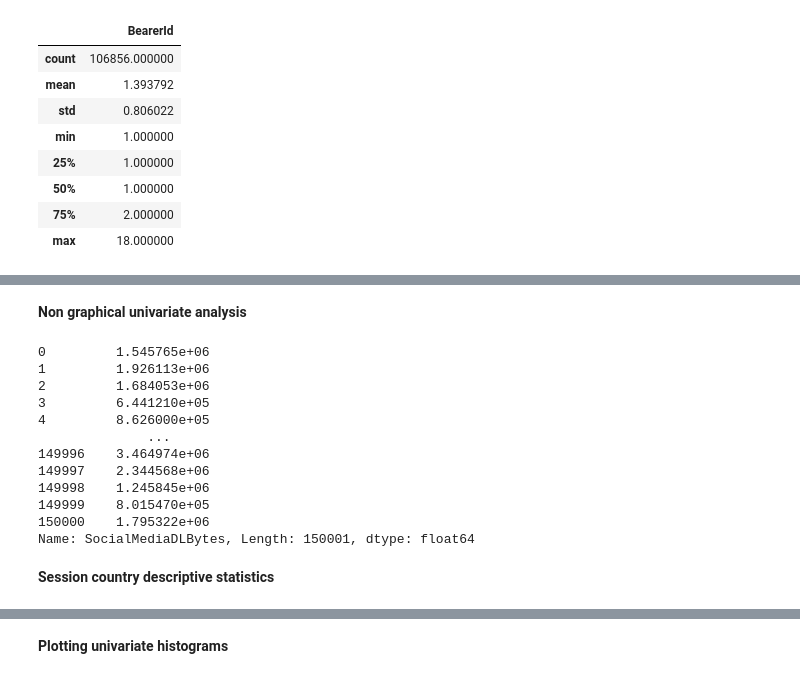
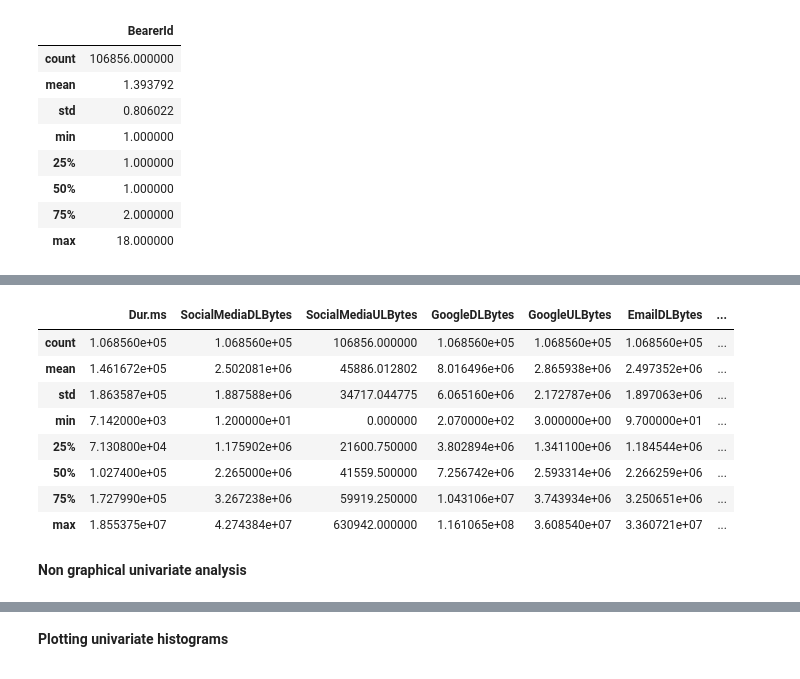
Before and after one commit to bhirwa/User-analytics-in-the-Telecom-Industry, a Jupyter notebook: notebook1.ipynb, the cells around one changed output, grey strips where cells are left out. Drawn from its saved outputs; the diff is of its cells as text; code cells hidden in the pictures.

```diff
--- a/notebook1.ipynb
+++ b/notebook1.ipynb
@@ -443,0 +627,3 @@ session_count.describe()
+# %%
+new_df = df_agg.copy()
+new_df.head()
@@ -443,0 +638,7 @@ session_count.describe()
+# %%
+#Fill missing values with mean
+
+new_df.fillna(new_df.mean(), inplace = True)
+
+# Now which column(s) has missing values
+new_df.isna().sum()
@@ -443,0 +664,14 @@ session_count.describe()
+# %%
+# Down here is a description of all the relevant varibles
+
+new_df.describe()
+# %% [output]
+|  | Dur.ms | SocialMediaDLBytes | SocialMediaULBytes | GoogleDLBytes | GoogleULBytes | EmailDLBytes | ... |
+| count | 1.068560e+05 | 1.068560e+05 | 106856.000000 | 1.068560e+05 | 1.068560e+05 | 1.068560e+05 | ... |
+| mean | 1.461672e+05 | 2.502081e+06 | 45886.012802 | 8.016496e+06 | 2.865938e+06 | 2.497352e+06 | ... |
+| std | 1.863587e+05 | 1.887588e+06 | 34717.044775 | 6.065160e+06 | 2.172787e+06 | 1.897063e+06 | ... |
+| min | 7.142000e+03 | 1.200000e+01 | 0.000000 | 2.070000e+02 | 3.000000e+00 | 9.700000e+01 | ... |
+| 25% | 7.130800e+04 | 1.175902e+06 | 21600.750000 | 3.802894e+06 | 1.341100e+06 | 1.184544e+06 | ... |
+| 50% | 1.027400e+05 | 2.265000e+06 | 41559.500000 | 7.256742e+06 | 2.593314e+06 | 2.266259e+06 | ... |
+| 75% | 1.727990e+05 | 3.267238e+06 | 59919.250000 | 1.043106e+07 | 3.743934e+06 | 3.250651e+06 | ... |
+| max | 1.855375e+07 | 4.274384e+07 | 630942.000000 | 1.161065e+08 | 3.608540e+07 | 3.360721e+07 | ... |
@@ -444,22 +698,2 @@ session_count.describe()
 # %% [markdown]
 **Non graphical univariate analysis**
-# %%
-import statistics
-
-df_clean['SocialMediaDLBytes'].normalize=True
-df_clean['SocialMediaDLBytes']
-# %% [output]
-0         1.545765e+06
-1         1.926113e+06
-2         1.684053e+06
-3         6.441210e+05
-4         8.626000e+05
-              ...
-149996    3.464974e+06
-149997    2.344568e+06
-149998    1.245845e+06
-149999    8.015470e+05
-150000    1.795322e+06
-Name: SocialMediaDLBytes, Length: 150001, dtype: float64
-# %% [markdown]
-**Session country descriptive statistics**
```
Also changed, not shown: parts of 51 cells of this notebook.
